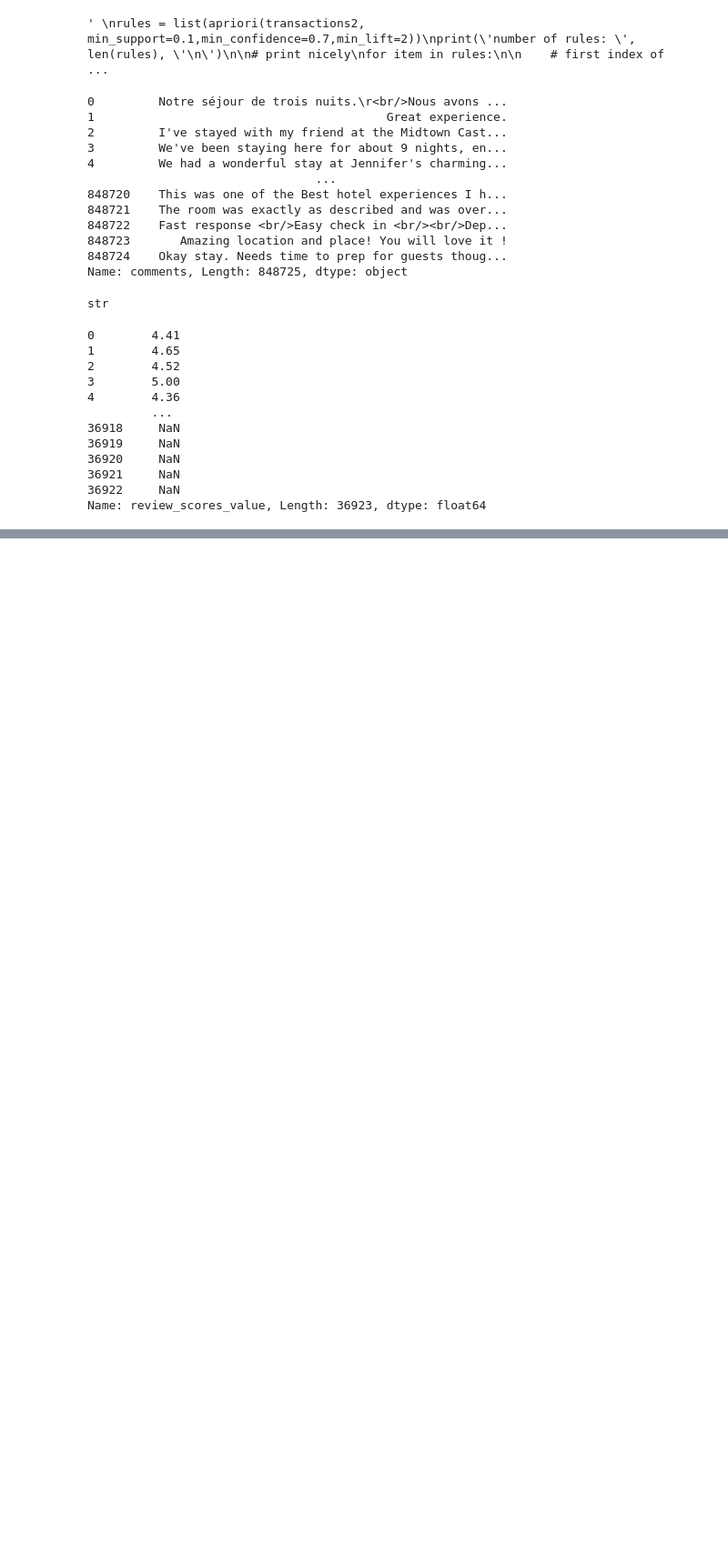
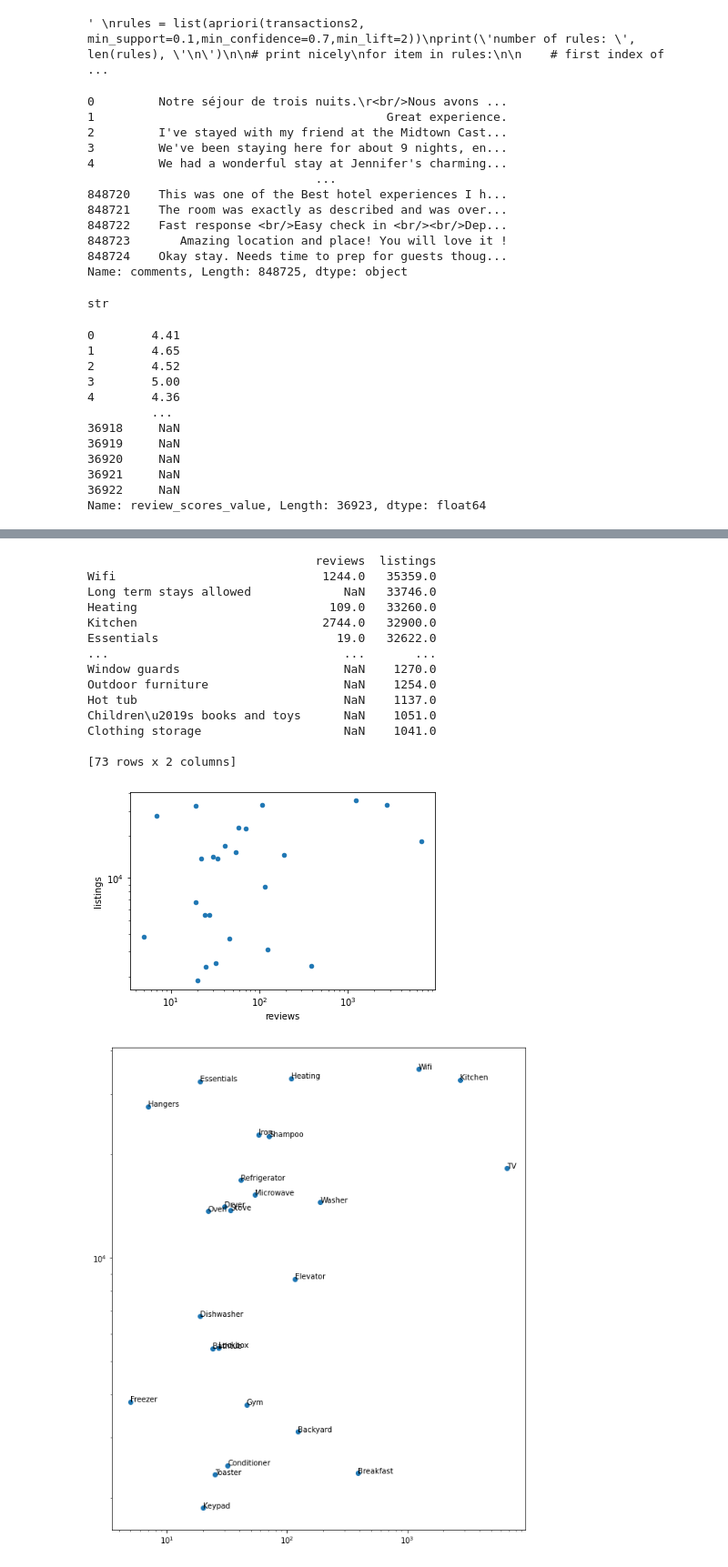
Before and after one commit to alecardozo10/cs396_project, a Jupyter notebook: prop.ipynb, the cells around one changed output, grey strips where cells are left out. Shown at 91% size. Cells and saved outputs as stored; diff of their text form; code cells hidden in the pictures; blank space fills up the shorter version.

```diff
--- a/prop.ipynb
+++ b/prop.ipynb
@@ -446,0 +494,20 @@ Name: review_scores_value, Length: 36923, dtype: float64
+# %%
+reviews = dfs['reviews']
+#reviews.info()
+
+freqs = {}
+for comment in reviews['comments'].dropna():
+    words = comment.split()
+    for word in words:
+        if word in pop_amens:
+            if word in freqs:
+                freqs[word] += 1
+            else:
+                freqs[word] = 1
+
+sorted_freq_lst = sorted(freqs.items(), key=lambda item: item[1], reverse=True)
+sorted_freqs = {}
+for tup in sorted_freq_lst:
+    sorted_freqs[tup[0]] = tup[1]
+for key, value in sorted_freqs.items():
+    print(key, ': ', value)
@@ -446,0 +592,44 @@ Name: review_scores_value, Length: 36923, dtype: float64
+# %%
+# sorted_freqs and sorted_counts
+# scatterplot where x axis is freq in comments and y axis is freq in listings and dots are labelled
+
+# make a df with rows=amenities and columns=x,y
+coords = np.empty((len(pop_amens), 2))
+coords[:] = np.NaN
+coords = pd.DataFrame(coords)
+coords.set_axis(pop_amens, axis=0, inplace=True)
+coords.set_axis(['reviews', 'listings'], axis=1, inplace=True)
+for amen in pop_amens:
+    coords.loc[amen, 'listings'] = sorted_counts[amen]
+    if amen in sorted_freqs:
+        coords.loc[amen, 'reviews'] = sorted_freqs[amen]
+print(coords.head(73))
+
+# scatterplot
+coords.plot.scatter('reviews', 'listings', logx=True, logy=True)
+
+fig, ax = plt.subplots()
+ax.set_xscale('log')
+ax.set_yscale('log')
+ax.scatter(coords['reviews'], coords['listings'])#, logx=True, logy=True)
+
+for i, txt in enumerate(list(coords.index.values)):
+    ax.annotate(txt, (coords['reviews'].iloc[i], coords['listings'].iloc[i]))
+fig.set_size_inches(10, 12, forward=True)
+# %% [output]
+                                reviews  listings
+Wifi                             1244.0   35359.0
+Long term stays allowed             NaN   33746.0
+Heating                           109.0   33260.0
+Kitchen                          2744.0   32900.0
+Essentials                         19.0   32622.0
+...                                 ...       ...
+Window guards                       NaN    1270.0
+Outdoor furniture                   NaN    1254.0
+Hot tub                             NaN    1137.0
+Children\u2019s books and toys      NaN    1051.0
+Clothing storage                    NaN    1041.0
+
+[73 rows x 2 columns]
+[figure, added]
+[figure, added]
```
Also changed, not shown: parts of 6 cells of this notebook.
